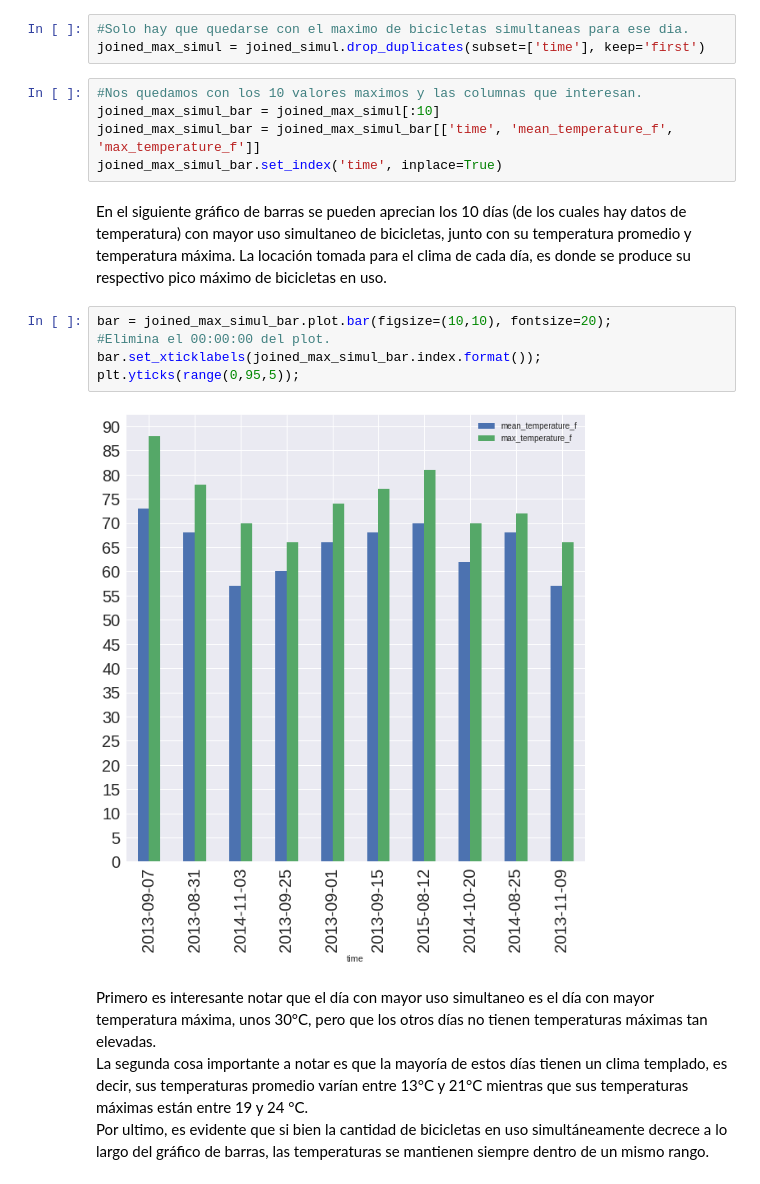
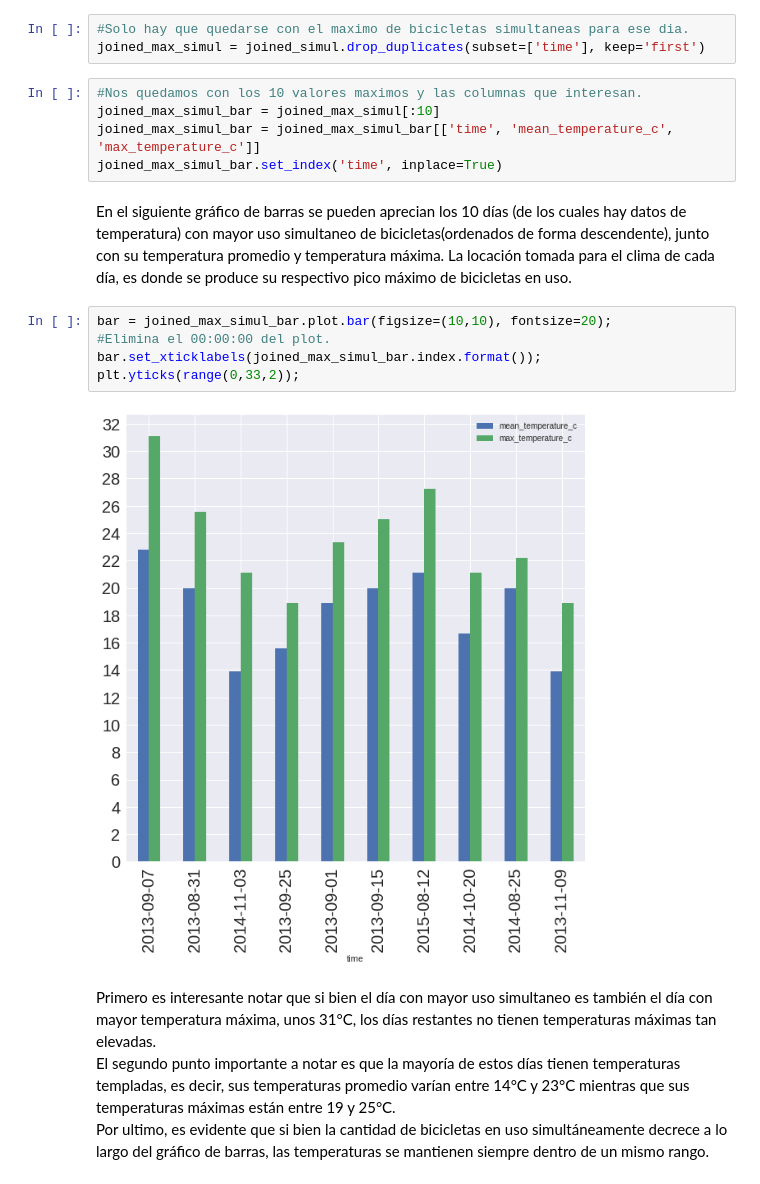
Before and after one commit to frisjon/tp1, a Jupyter notebook: notebooks/viajes_clima.ipynb, the cells around one changed output. Drawn from its saved outputs; the diff is of its cells as text.

```diff
--- a/notebooks/viajes_clima.ipynb
+++ b/notebooks/viajes_clima.ipynb
@@ -111,18 +106,18 @@ joined_max_simul = joined_simul.drop_duplicates(subset=['time'], keep='first')
 # %%
 #Nos quedamos con los 10 valores maximos y las columnas que interesan.
 joined_max_simul_bar = joined_max_simul[:10]
-joined_max_simul_bar = joined_max_simul_bar[['time', 'mean_temperature_f', 'max_temperature_f']]
+joined_max_simul_bar = joined_max_simul_bar[['time', 'mean_temperature_c', 'max_temperature_c']]
 joined_max_simul_bar.set_index('time', inplace=True)
 # %% [markdown]
-En el siguiente gráfico de barras se pueden aprecian los 10 días (de los cuales hay datos de temperatura) con mayor uso simultaneo de bicicletas, junto con su temperatura promedio y temperatura máxima. La locación tomada para el clima de cada día, es donde se produce su respectivo pico máximo de bicicletas en uso.
+En el siguiente gráfico de barras se pueden aprecian los 10 días (de los cuales hay datos de temperatura) con mayor uso simultaneo de bicicletas(ordenados de forma descendente), junto con su temperatura promedio y temperatura máxima. La locación tomada para el clima de cada día, es donde se produce su respectivo pico máximo de bicicletas en uso.
 # %%
 bar = joined_max_simul_bar.plot.bar(figsize=(10,10), fontsize=20);
 #Elimina el 00:00:00 del plot.
 bar.set_xticklabels(joined_max_simul_bar.index.format());
-plt.yticks(range(0,95,5));
+plt.yticks(range(0,33,2));
 # %% [output]
-[figure, old version]
+[figure, new version]
 # %% [markdown]
-Primero es interesante notar que el día con mayor uso simultaneo es el día con mayor temperatura máxima, unos 30°C, pero que los otros días no tienen temperaturas máximas tan elevadas.
-La segunda cosa importante a notar es que la mayoría de estos días tienen un clima templado, es decir, sus temperaturas promedio varían entre 13°C y 21°C mientras que sus temperaturas máximas están entre 19 y 24 °C.
+Primero es interesante notar que si bien el día con mayor uso simultaneo es también el día con mayor temperatura máxima, unos 31°C, los días restantes no tienen temperaturas máximas tan elevadas.
+El segundo punto importante a notar es que la mayoría de estos días tienen temperaturas templadas, es decir, sus temperaturas promedio varían entre 14°C y 23°C mientras que sus temperaturas máximas están entre 19 y 25°C.
 Por ultimo, es evidente que si bien la cantidad de bicicletas en uso simultáneamente decrece a lo largo del gráfico de barras, las temperaturas se mantienen siempre dentro de un mismo rango.
```
Also changed, not shown: parts of 16 cells of this notebook.
